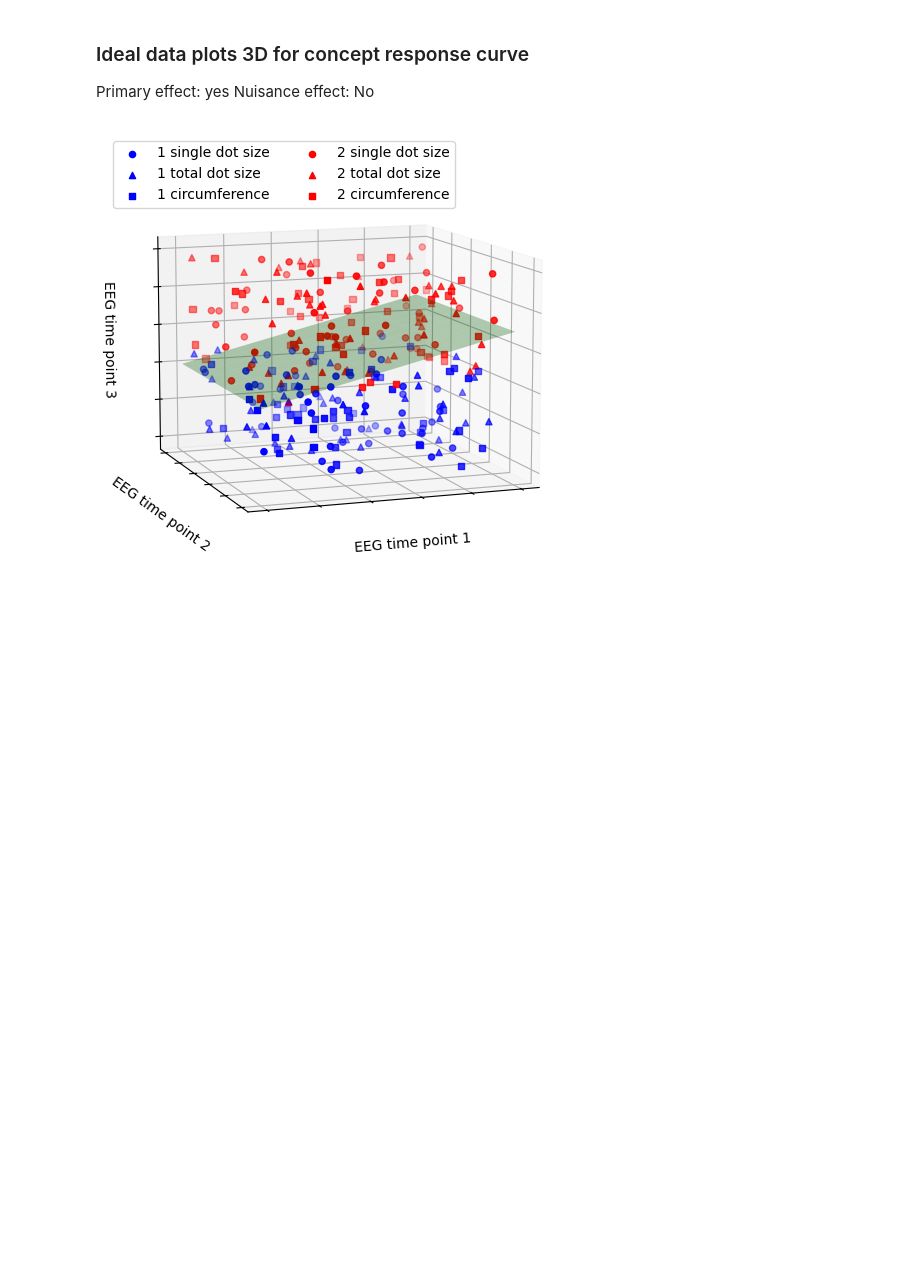
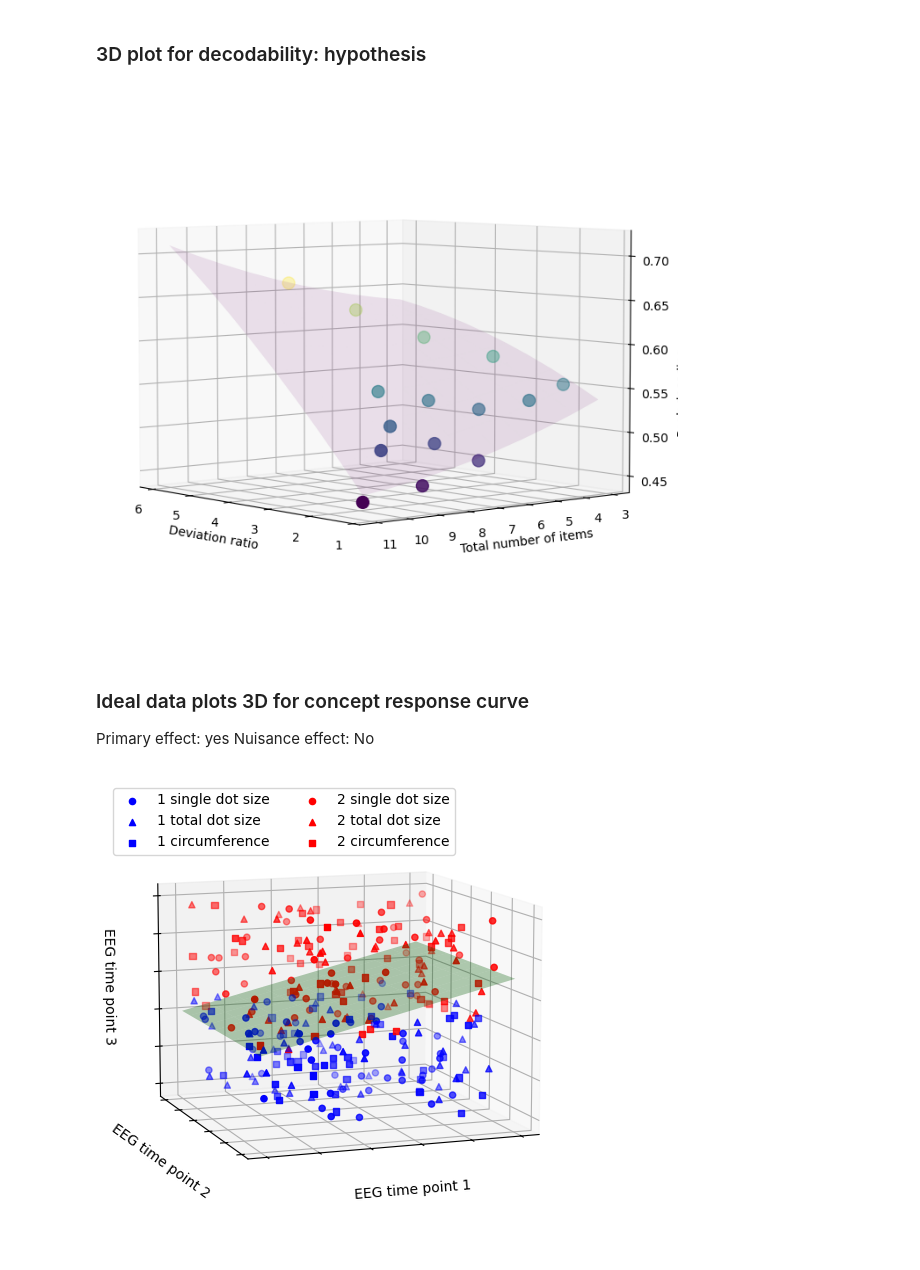
Before and after one commit to KazukiMaruo/2025_MINT, a Jupyter notebook: experiment/pilot.ipynb, the cells around one changed output. Cells and saved outputs as stored; diff of their text form; code cells hidden in the pictures; blank space fills up the shorter version.

```diff
--- a/experiment/pilot.ipynb
+++ b/experiment/pilot.ipynb
@@ -1,3 +1,64 @@
+# %% [markdown]
+### 3D plot for decodability: hypothesis
+# %%
+import numpy as np
+import matplotlib.pyplot as plt
+from mpl_toolkits.mplot3d import Axes3D
+from mpl_toolkits.mplot3d import Axes3D
+from sklearn.preprocessing import PolynomialFeatures
+from sklearn.linear_model import LinearRegression
+
+# Example data
+numerosity_pairs = [(1, 2), (1, 3), (1, 4), (1, 5), (1, 6), (2, 3), (2, 4), (2, 5), (2, 6), (3, 4), (3, 5), (3, 6), (4, 5), (4, 6), (5, 6)]
+total_paired_numerosity = np.array([sum(pair) for pair in numerosity_pairs])  # y-axis
+deviation_ratios = np.array([pair[1] / pair[0] for pair in numerosity_pairs])  # x-axis
+decoding_accuracy = np.array([0.55, 0.58, 0.6, 0.63, 0.66, 0.54, 0.53, 0.54, 0.55, 0.48, 0.50, 0.52, 0.46, 0.50, 0.45])  # z-axis (example values)
+
+
+# Combine x and y data for nonlinear regression
+X = np.column_stack((deviation_ratios, total_paired_numerosity))
+y = decoding_accuracy
+
+# Add polynomial features (e.g., quadratic terms)
+poly = PolynomialFeatures(degree=2, include_bias=False)  # Degree 2 for nonlinear trend
+X_poly = poly.fit_transform(X)
+
+# Fit a polynomial regression model
+model = LinearRegression()
+model.fit(X_poly, y)
+
+# Create a grid for plotting the nonlinear surface
+x_range = np.linspace(deviation_ratios.min(), deviation_ratios.max(), 10)
+y_range = np.linspace(total_paired_numerosity.min(), total_paired_numerosity.max(), 10)
+x_grid, y_grid = np.meshgrid(x_range, y_range)
+grid_points = np.column_stack([x_grid.ravel(), y_grid.ravel()])
+grid_poly = poly.transform(grid_points)
+z_grid = model.predict(grid_poly).reshape(x_grid.shape)
+
+# 3D Plot
+fig = plt.figure(figsize=(10, 8))
+ax = fig.add_subplot(111, projection='3d')
+# Plot the nonlinear trend surface
+ax.plot_surface(x_grid, y_grid, z_grid, alpha=0.1, color='darkmagenta')
+
+# Scatter plot
+sc = ax.scatter(deviation_ratios, total_paired_numerosity, decoding_accuracy,
+                c=decoding_accuracy, cmap='viridis', s=100, label='Data Points')
+
+
+
+# Axis labels
+ax.set_xlabel('Deviation ratio', size=10)
+ax.set_ylabel('Total number of items', size=10)
+ax.set_zlabel('Peak decoding accuracy', size=10)
+
+# Change the viewing angle
+ax.view_init(elev=5, azim=140)  # Set elevation and azimuth (e.g., elev=30, azim=120)
+plt.savefig('image.png', dpi=300)
+
+plt.show()
+# %% [output]
+[figure, added]
 # %% [markdown]
 ### Ideal data plots 3D for concept response curve
 Primary effect: yes
```
